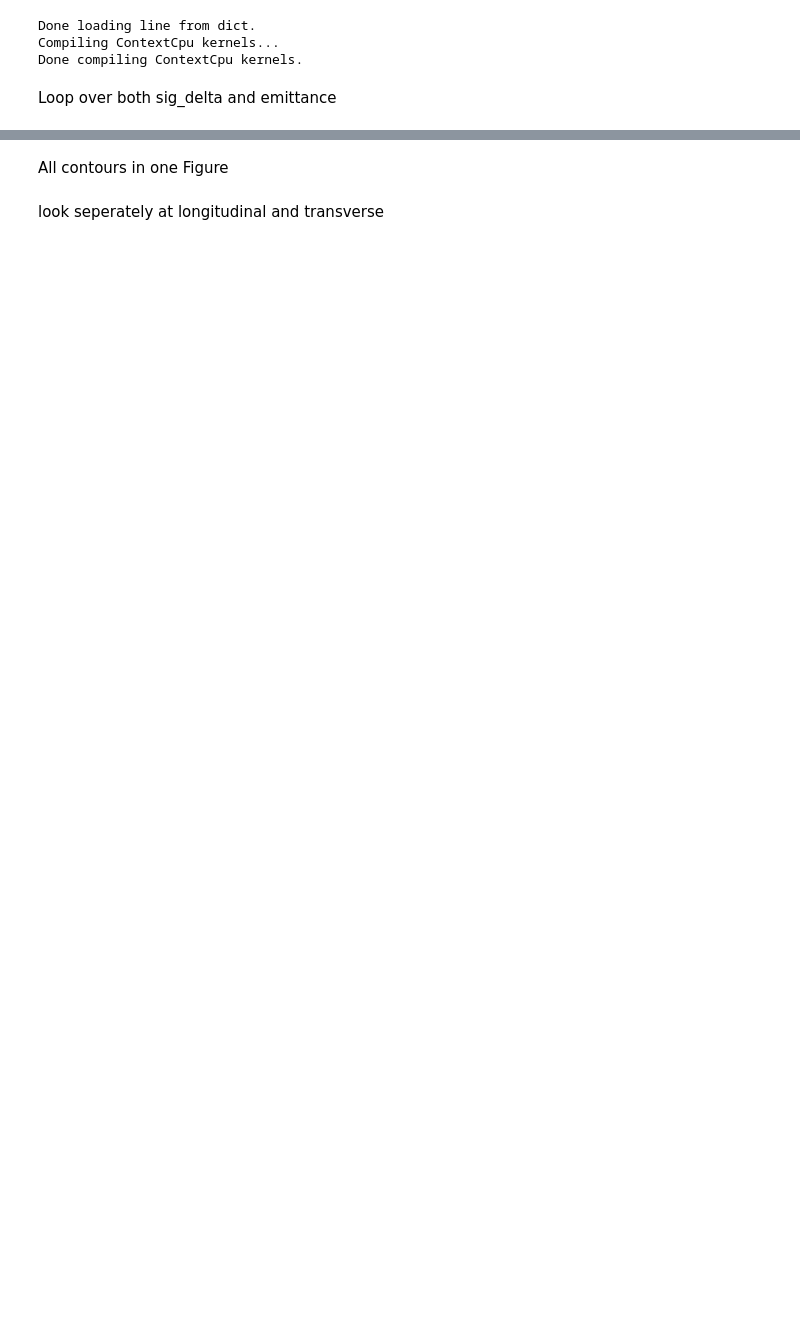
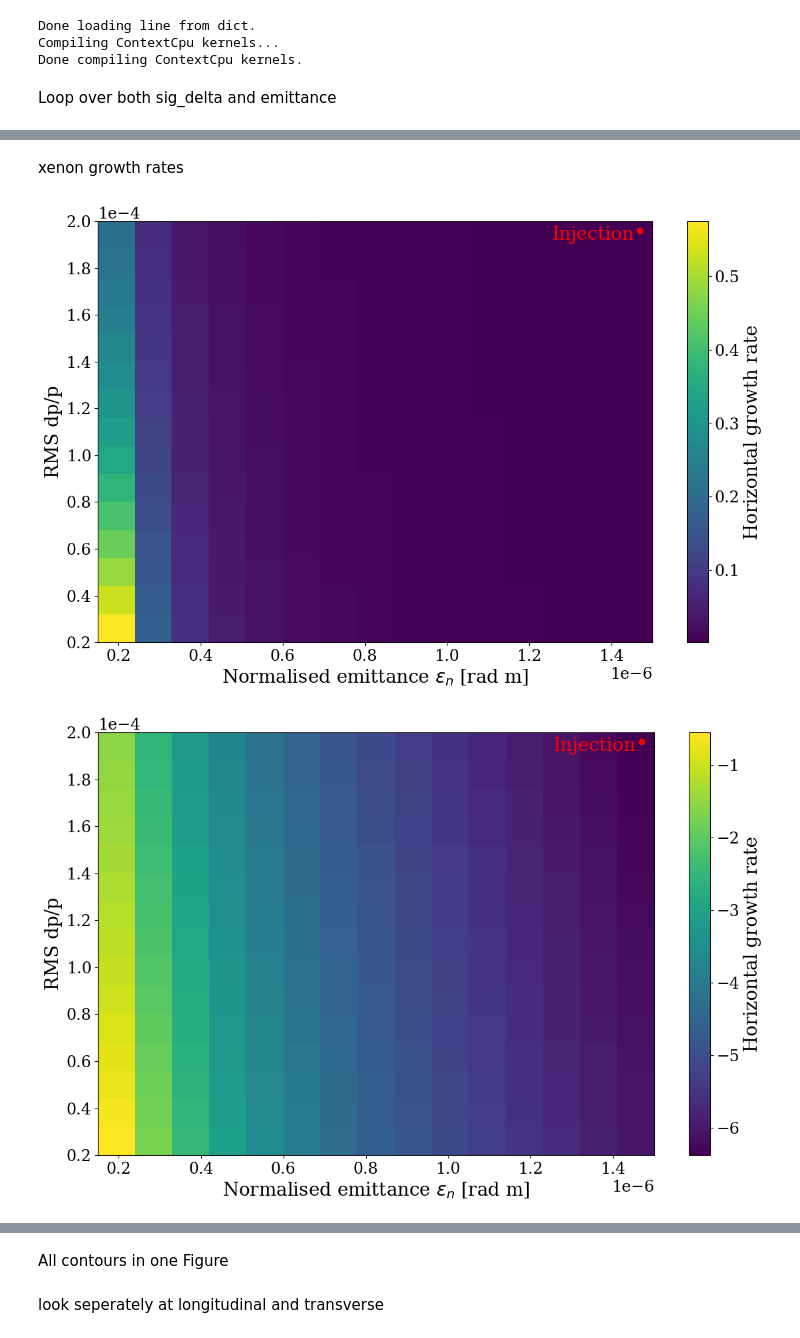
Before and after one commit to pkruyt/laser_cooling, a Jupyter notebook: SPS/SPS_pulsed/nonlinear_lattice/Plot_SPS_IBS.ipynb, the cells around one changed output, grey strips where cells are left out. Cells and saved outputs as stored; diff of their text form; code cells hidden in the pictures; blank space fills up the shorter version.

```diff
--- a/SPS/SPS_pulsed/nonlinear_lattice/Plot_SPS_IBS.ipynb
+++ b/SPS/SPS_pulsed/nonlinear_lattice/Plot_SPS_IBS.ipynb
@@ -87,0 +84,69 @@ for i,ion_loop in tqdm(enumerate(ions)):
+# %% [markdown]
+xenon growth rates
+# %%
+injection_nemitt = 1.5*1e-6 # m*rad (normalized emittance)
+injection_dp_p = 2e-4
+
+for i,ion_loop in tqdm(enumerate([lead])):
+
+    data = np.load(f'IBS_results_bunched/{ion_loop.name}.npz')
+
+    growth_rates_2d_x = data['growth_rates_2d_x']
+    growth_rates_2d_y = data['growth_rates_2d_y']
+    growth_rates_2d_z = data['growth_rates_2d_z']
+    #max_growth_rate=np.maximum(growth_rates_2d_x,growth_rates_2d_y,growth_rates_2d_z)
+    # max_growth_rate = np.maximum.reduce([growth_rates_2d_x, growth_rates_2d_y, growth_rates_2d_z])
+    # max_growth_rate=growth_rates_2d_x
+    sig_delta_list = data['sig_delta_list']
+    n_emitt_list = data['n_emitt_list']
+    total_intensity = data['total_intensity']
+
+    plt.figure(figsize=(12, 8))
+    plt.rcParams.update({'font.size': 25})
+
+    # Plot the heatmap
+    plt.imshow(growth_rates_2d_x, extent=[n_emitt_list.min(), n_emitt_list.max(), sig_delta_list[0], sig_delta_list[-1]],
+               aspect='auto', origin='lower', cmap='viridis',norm=None)
+
+    cbar = plt.colorbar()
+    cbar.set_label('Horizontal growth rate', fontsize=20)
+
+    # Add injection point
+    plt.scatter(0.98*injection_nemitt, 0.98*injection_dp_p, color='red', label='Injection Point')
+    plt.text(0.97*injection_nemitt, 0.96*injection_dp_p, 'Injection', color='red', fontsize=20, ha='right')
+
+    #contour = plt.contour(geo_epsx_list, sig_delta_list, growth_rates_2d_x, levels=[threshold], colors='red', linewidths=2)
+    plt.xlabel('Normalised emittance $\epsilon_n$ [rad m]', fontsize=20)
+    plt.ylabel('RMS dp/p', fontsize=20)
+    plt.ticklabel_format(style='sci', axis='y', scilimits=(0, 0))
+    plt.tight_layout()
+    # plt.savefig('Lead_cooling_IBS_regime.png', dpi=300)
+    plt.show()
+    ###############################################################################################################################
+    plt.figure(figsize=(12, 8))
+    plt.rcParams.update({'font.size': 25})
+
+    # Plot the heatmap
+    plt.imshow(np.log(growth_rates_2d_x), extent=[n_emitt_list.min(), n_emitt_list.max(), sig_delta_list[0], sig_delta_list[-1]],
+               aspect='auto', origin='lower', cmap='viridis',norm=None)
+
+    cbar = plt.colorbar()
+    cbar.set_label('Horizontal growth rate', fontsize=20)
+
+    # Add injection point
+    plt.scatter(0.98*injection_nemitt, 0.98*injection_dp_p, color='red', label='Injection Point')
+    plt.text(0.97*injection_nemitt, 0.96*injection_dp_p, 'Injection', color='red', fontsize=20, ha='right')
+
+    #contour = plt.contour(geo_epsx_list, sig_delta_list, growth_rates_2d_x, levels=[threshold], colors='red', linewidths=2)
+    plt.xlabel('Normalised emittance $\epsilon_n$ [rad m]', fontsize=20)
+    plt.ylabel('RMS dp/p', fontsize=20)
+    plt.ticklabel_format(style='sci', axis='y', scilimits=(0, 0))
+    plt.tight_layout()
+    # plt.savefig('Lead_cooling_IBS_regime.png', dpi=300)
+    plt.show()
+
+
+# print(f'Cooling rate: ({ion_loop.name}): {transverse_growth_rate_list[i]:.2f}')
+# %% [output]
+[figure, added]
+[figure, added]
```
Also changed, not shown: parts of 20 cells of this notebook, 47 other files.
